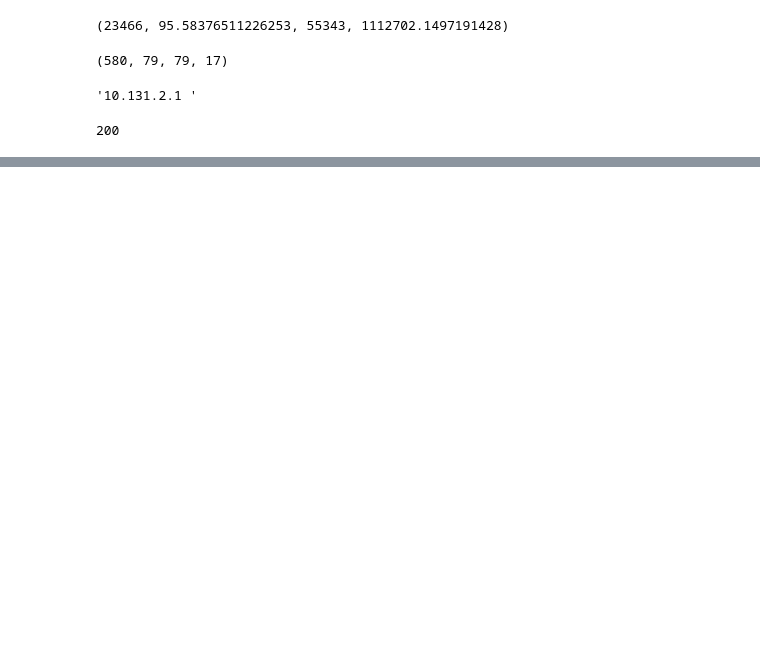
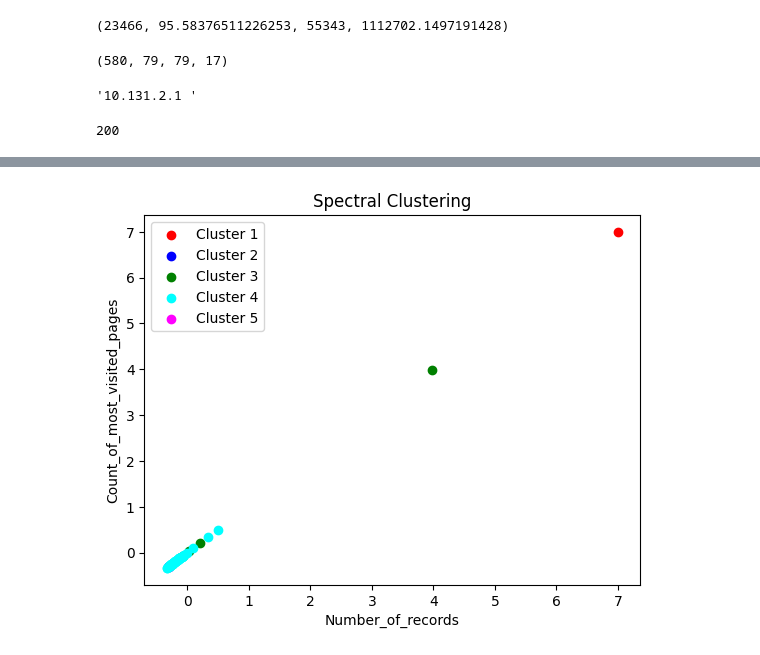
Before and after one commit to Aryanprakashh/Web-Server-log-processing, a Jupyter notebook: log_analysis.ipynb, the cells around one changed output, grey strips where cells are left out. Cells and saved outputs as stored; diff of their text form; code cells hidden in the pictures; blank space fills up the shorter version.

```diff
--- a/log_analysis.ipynb
+++ b/log_analysis.ipynb
@@ -300,7 +487,9 @@ plt.show()
 # %%
 from sklearn.cluster import SpectralClustering
 # %%
-clustering = SpectralClustering(n_clusters=5, assign_labels="discretize", random_state=0).fit(X)
+clustering = SpectralClustering(
+    n_clusters=5, assign_labels="discretize", random_state=0
+).fit(X)
 clust_labels3 = clustering.labels_
 # %%
 clust_labels3
@@ -307,11 +501,23 @@ clust_labels3
 # %%
-plt.scatter(X[clust_labels3 == 0, 4], X[clust_labels3 == 0, 3], c = 'red', label = 'Cluster 1')
-plt.scatter(X[clust_labels3 == 1, 4], X[clust_labels3 == 1, 3], c = 'blue', label = 'Cluster 2')
-plt.scatter(X[clust_labels3 == 2, 4], X[clust_labels3 == 2, 3], c = 'green', label = 'Cluster 3')
-plt.scatter(X[clust_labels3 == 3, 4], X[clust_labels3 == 3, 3], c = 'cyan', label = 'Cluster 4')
-plt.scatter(X[clust_labels3 == 4, 4], X[clust_labels3 == 4, 3], c = 'magenta', label = 'Cluster 5')
-plt.title('Spectral Clustering')
-plt.xlabel('Number_of_records')
-plt.ylabel('Count_of_most_visited_pages')
+plt.scatter(
+    X[clust_labels3 == 0, 4], X[clust_labels3 == 0, 3], c="red", label="Cluster 1"
+)
+plt.scatter(
+    X[clust_labels3 == 1, 4], X[clust_labels3 == 1, 3], c="blue", label="Cluster 2"
+)
+plt.scatter(
+    X[clust_labels3 == 2, 4], X[clust_labels3 == 2, 3], c="green", label="Cluster 3"
+)
+plt.scatter(
+    X[clust_labels3 == 3, 4], X[clust_labels3 == 3, 3], c="cyan", label="Cluster 4"
+)
+plt.scatter(
+    X[clust_labels3 == 4, 4], X[clust_labels3 == 4, 3], c="magenta", label="Cluster 5"
+)
+plt.title("Spectral Clustering")
+plt.xlabel("Number_of_records")
+plt.ylabel("Count_of_most_visited_pages")
 plt.legend()
 plt.show()
+# %% [output]
+[figure, added]
```
Also changed, not shown: parts of 27 cells of this notebook.
